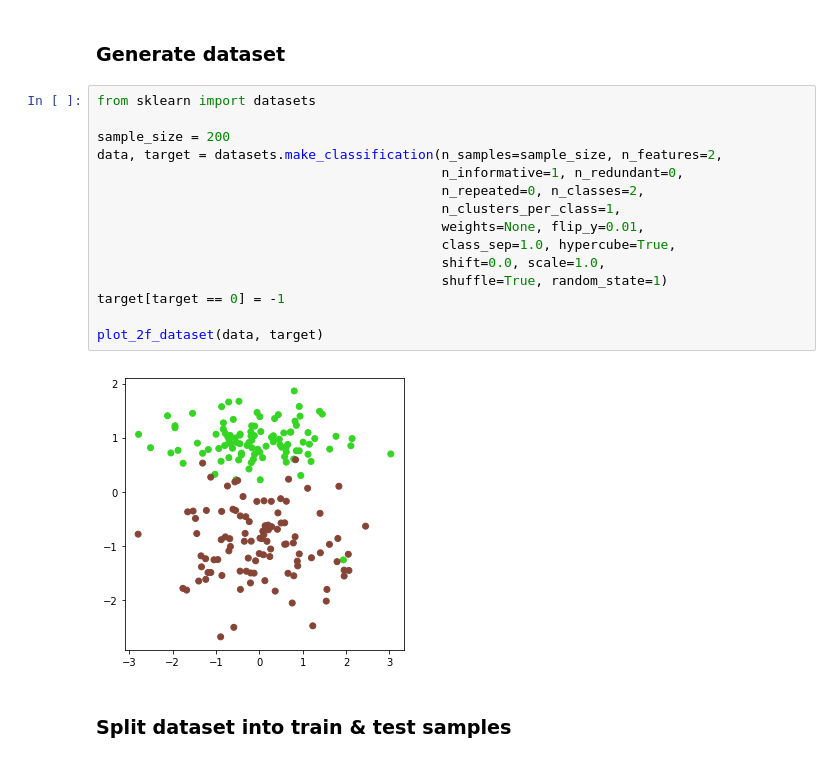
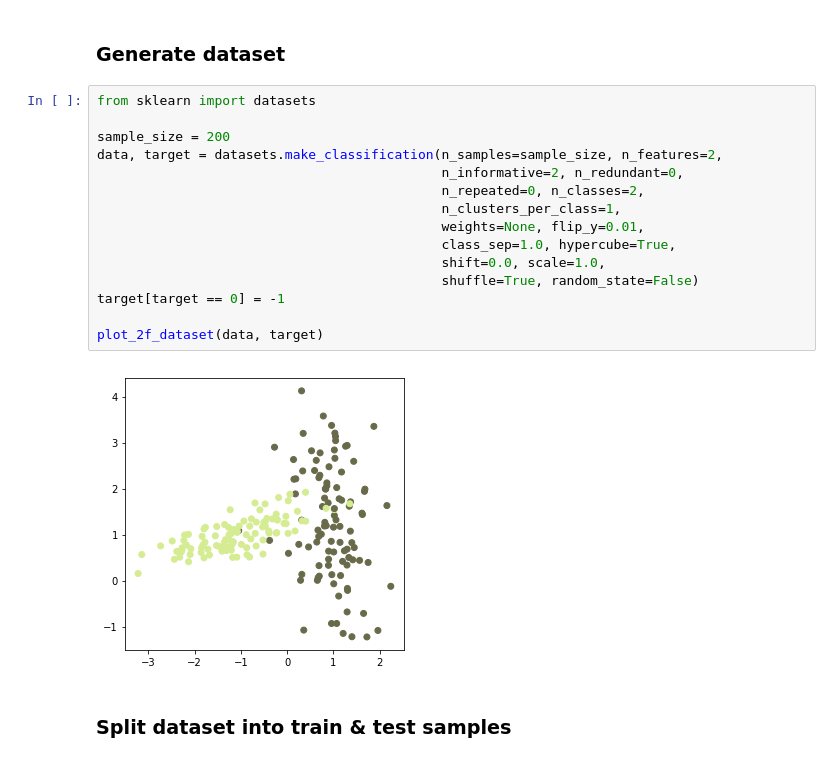
Before and after one commit to Antonyo314/dru-ML-algorithms, a Jupyter notebook: 6. SVM.ipynb, the cells around one changed output. Drawn from its saved outputs; the diff is of its cells as text.

```diff
--- a/6. SVM.ipynb
+++ b/6. SVM.ipynb
@@ -249,20 +254,20 @@ def print_result(true, predict, cut = 5):
 # %%
 from sklearn import datasets
 
 sample_size = 200
 data, target = datasets.make_classification(n_samples=sample_size, n_features=2,
-                                            n_informative=1, n_redundant=0,
+                                            n_informative=2, n_redundant=0,
                                             n_repeated=0, n_classes=2,
                                             n_clusters_per_class=1,
                                             weights=None, flip_y=0.01,
                                             class_sep=1.0, hypercube=True,
                                             shift=0.0, scale=1.0,
-                                            shuffle=True, random_state=1)
+                                            shuffle=True, random_state=False)
 target[target == 0] = -1
 
 plot_2f_dataset(data, target)
 # %% [output]
-[figure, old version]
+[figure, new version]
 # %% [markdown]
 ### Split dataset into train & test samples
 # %%
```
Also changed, not shown: parts of 10 cells of this notebook.
